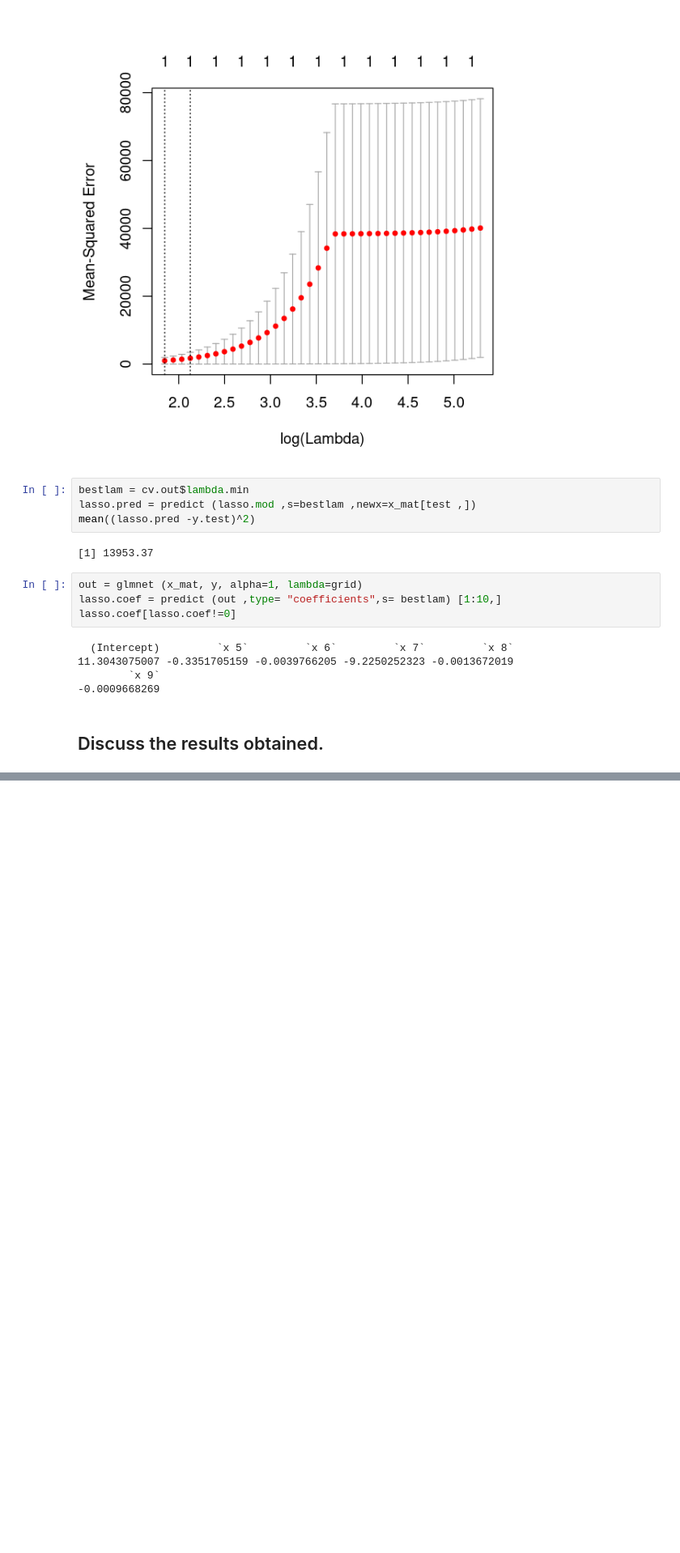
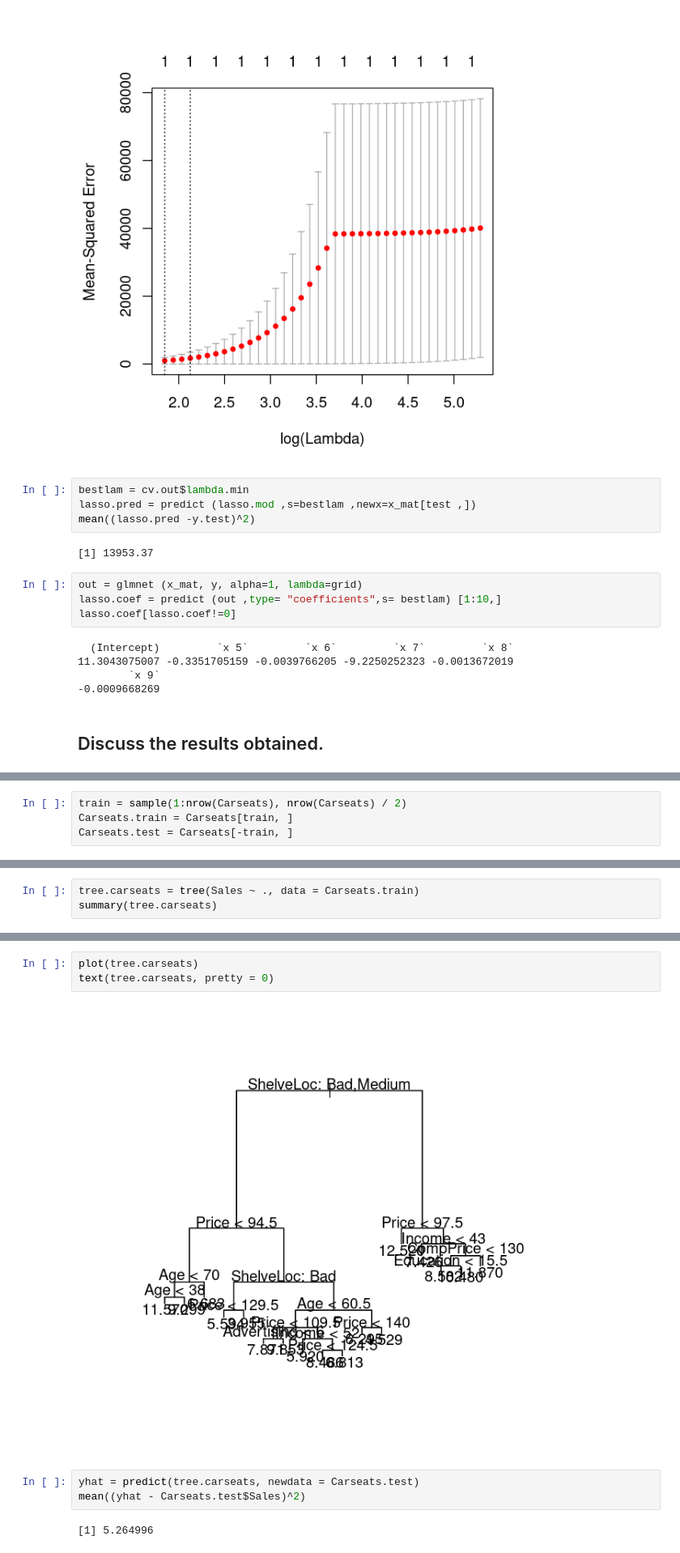
Before and after one commit to krohak/Statistical-Learning, a Jupyter notebook: A2/COMP3354 Statistical Learning - Assignment 2.ipynb, the cells around one changed output, grey strips where cells are left out. Shown at 81% size. Saved outputs shown, nothing was run; the diff lists cells and outputs as text; blank space fills up the shorter version.

```diff
--- a/A2/COMP3354 Statistical Learning - Assignment 2.ipynb
+++ b/A2/COMP3354 Statistical Learning - Assignment 2.ipynb
@@ -401,0 +420,4 @@ lasso.coef[lasso.coef!=0]
+# %%
+train = sample(1:nrow(Carseats), nrow(Carseats) / 2)
+Carseats.train = Carseats[train, ]
+Carseats.test = Carseats[-train, ]
@@ -401,0 +428,3 @@ lasso.coef[lasso.coef!=0]
+# %%
+tree.carseats = tree(Sales ~ ., data = Carseats.train)
+summary(tree.carseats)
@@ -401,0 +442,10 @@ lasso.coef[lasso.coef!=0]
+# %%
+plot(tree.carseats)
+text(tree.carseats, pretty = 0)
+# %% [output]
+[figure, added]
+# %%
+yhat = predict(tree.carseats, newdata = Carseats.test)
+mean((yhat - Carseats.test$Sales)^2)
+# %% [output]
+[1] 5.264996
```
Also changed, not shown: parts of 29 cells of this notebook.
